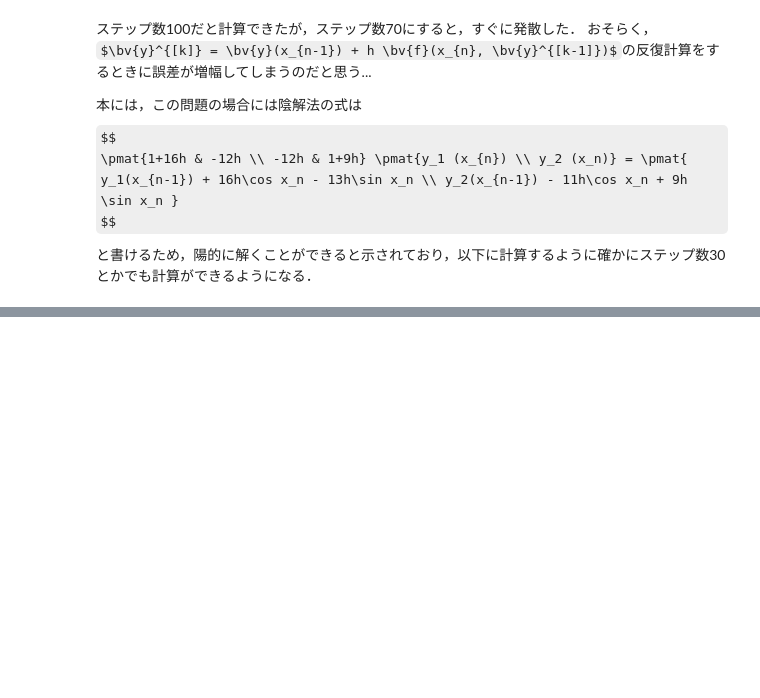
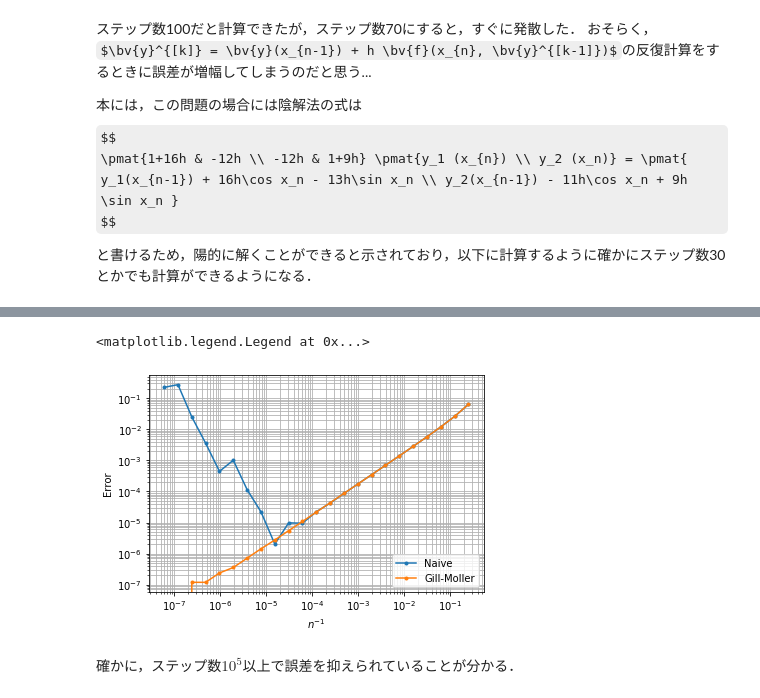
Before and after one commit to wavepackets/memo, a Jupyter notebook: 20200505_butcher.ipynb, the cells around one changed output, grey strips where cells are left out. Cells and saved outputs as stored; diff of their text form; code cells hidden in the pictures; some formulas as TeX source; blank space fills up the shorter version.

```diff
--- a/20200505_butcher.ipynb
+++ b/20200505_butcher.ipynb
@@ -555,0 +675,11 @@ ax.legend()
+# %%
+ns11, errors11 = [], []
+for n_steps in np.array(2**np.arange(2, 25, 1)).astype(int):
+    print(n_steps, end=":")
+    %time solver1 = ExplicitEulerWithConstantStepsizeFloat32(func=f_problem1, xlim=(0, 0.5), y0=y0_problem1, n_steps=n_steps).solve()
+    ys_exact = y_exact_problem1(solver1.xs)
+
+    ns11.append(n_steps)
+
+    errors11.append(np.linalg.norm(ys_exact[-1] - solver1.ys[-1]))
+ns11, errors11 = np.array(ns11), np.array(errors11)
@@ -555,0 +704,10 @@ ax.legend()
+# %%
+ns12, errors12 = [], []
+for n_steps in np.array(2**np.arange(2, 25, 1)).astype(int):
+    print(n_steps, end=":")
+    %time solver1 = ExplicitEulerWithConstantStepsizeFloat32GillMoller(func=f_problem1, xlim=(0, 0.5), y0=y0_problem1, n_steps=n_steps).solve()
+    ys_exact = y_exact_problem1(solver1.xs)
+
+    ns12.append(n_steps)
+    errors12.append(np.linalg.norm(ys_exact[-1] - solver1.ys[-1]))
+ns12, errors12 = np.array(ns12), np.array(errors12)
@@ -555,0 +732,13 @@ ax.legend()
+# %%
+fig, ax = plt.subplots()
+ax.loglog(1./ns11, errors11, '.-', label='Naive')
+ax.loglog(1./ns12, errors12, '.-', label='Gill-Moller')
+ax.set_xlabel(r'$n^{-1}$')
+ax.set_ylabel('Error')
+ax.grid(which='both')
+ax.legend()
+# %% [output]
+<matplotlib.legend.Legend at 0x...>
+[figure, added]
+# %% [markdown]
+確かに，ステップ数$10^5$以上で誤差を抑えられていることが分かる．
```
Also changed, not shown: parts of 22 cells of this notebook.
